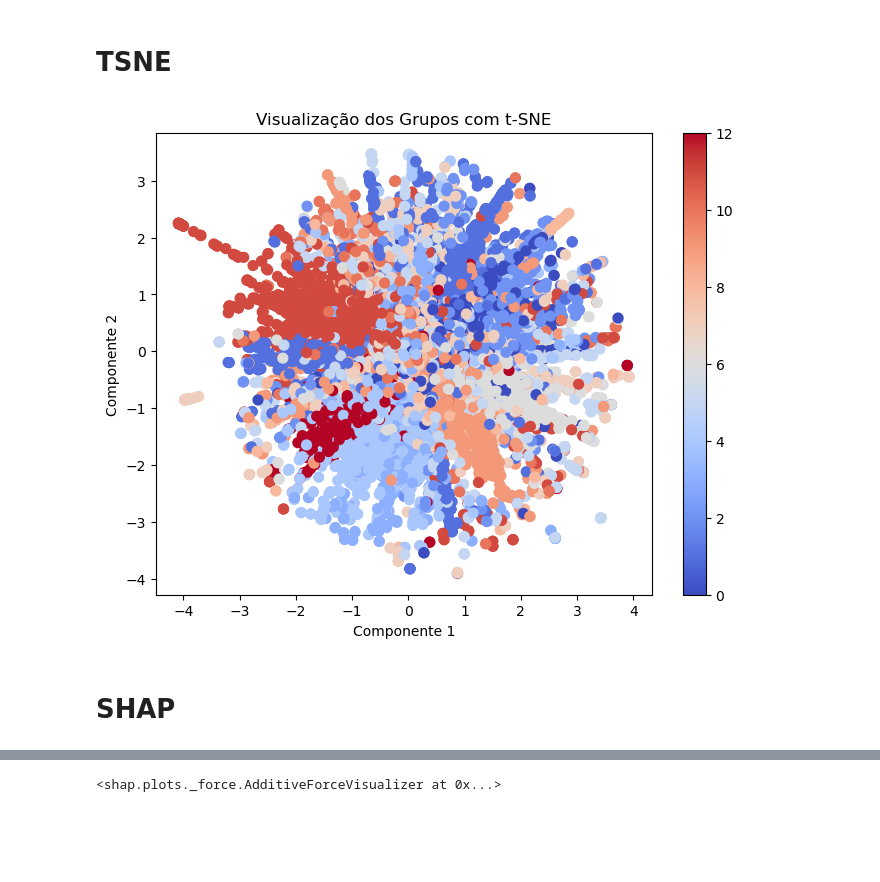
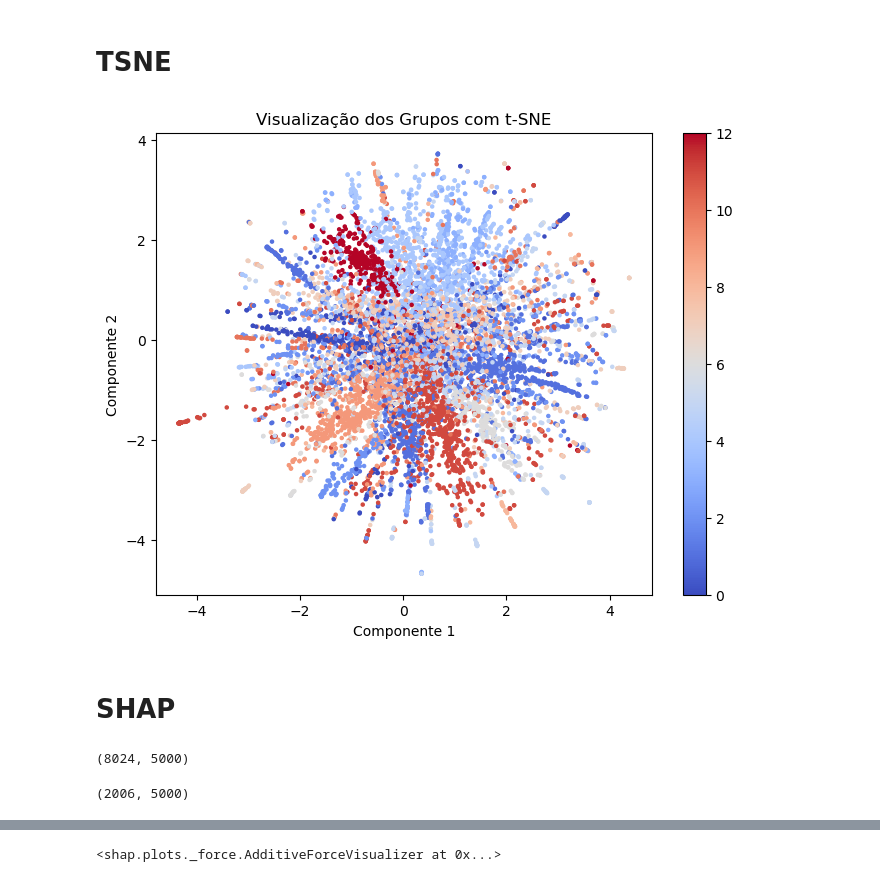
Before and after one commit to renatohack/2024.2-machine-learning, a Jupyter notebook: pb/tp5/06.t-sne_shap.ipynb, the cells around one changed output, grey strips where cells are left out. Cells and saved outputs as stored; diff of their text form; code cells hidden in the pictures; blank space fills up the shorter version.

```diff
--- a/pb/tp5/06.t-sne_shap.ipynb
+++ b/pb/tp5/06.t-sne_shap.ipynb
@@ -59,16 +59,16 @@ tsne = TSNE(n_components=2, random_state=0, perplexity=100, n_jobs=-1)
 X_tsne = tsne.fit_transform(X_tfidf)
 # %%
 plt.figure(figsize=(8, 6))
-scatter = plt.scatter(X_tsne[:, 0], X_tsne[:, 1], c=y, cmap='coolwarm', s=50)
+scatter = plt.scatter(X_tsne[:, 0], X_tsne[:, 1], c=y, cmap='coolwarm', s=5)
 
 # Adicionando uma barra de cores para indicar os clusters
 plt.colorbar(scatter)
 plt.title('Visualização dos Grupos com t-SNE')
 plt.xlabel('Componente 1')
 plt.ylabel('Componente 2')
 plt.show()
 # %% [output]
-[figure, old version]
+[figure, new version]
 # %% [markdown]
 # SHAP
 # %%
@@ -82,9 +82,14 @@ x_train, x_test, y_train, y_test = train_test_split(X, y, test_size=0.2, random_
 # %%
 x_train_tfidf = tfidf.transform(x_train['text'])
-#x_train_tfidf = pd.DataFrame(tfidf_matrix.toarray(), columns=tfidf.get_feature_names_out())
-
-x_test_tfidf = tfidf.transform(x_test['text'])
-#x_test_tfidf = pd.DataFrame(tfidf_matrix.toarray(), columns=tfidf.get_feature_names_out())
+x_train_tfidf.shape
+# %% [output]
+(8024, 5000)
+# %%
+x_test_tfidf = tfidf.transform(x_test['text'])
+#x_test_tfidf = pd.DataFrame(tfidf_matrix.toarray(), columns=tfidf.get_feature_names_out())
+x_test_tfidf.shape
+# %% [output]
+(2006, 5000)
 # %%
 explainer = shap.LinearExplainer(model_classifier, x_train_tfidf.toarray())
 # %%
```
Also changed, not shown: parts of 9 cells of this notebook, 2 other files.
